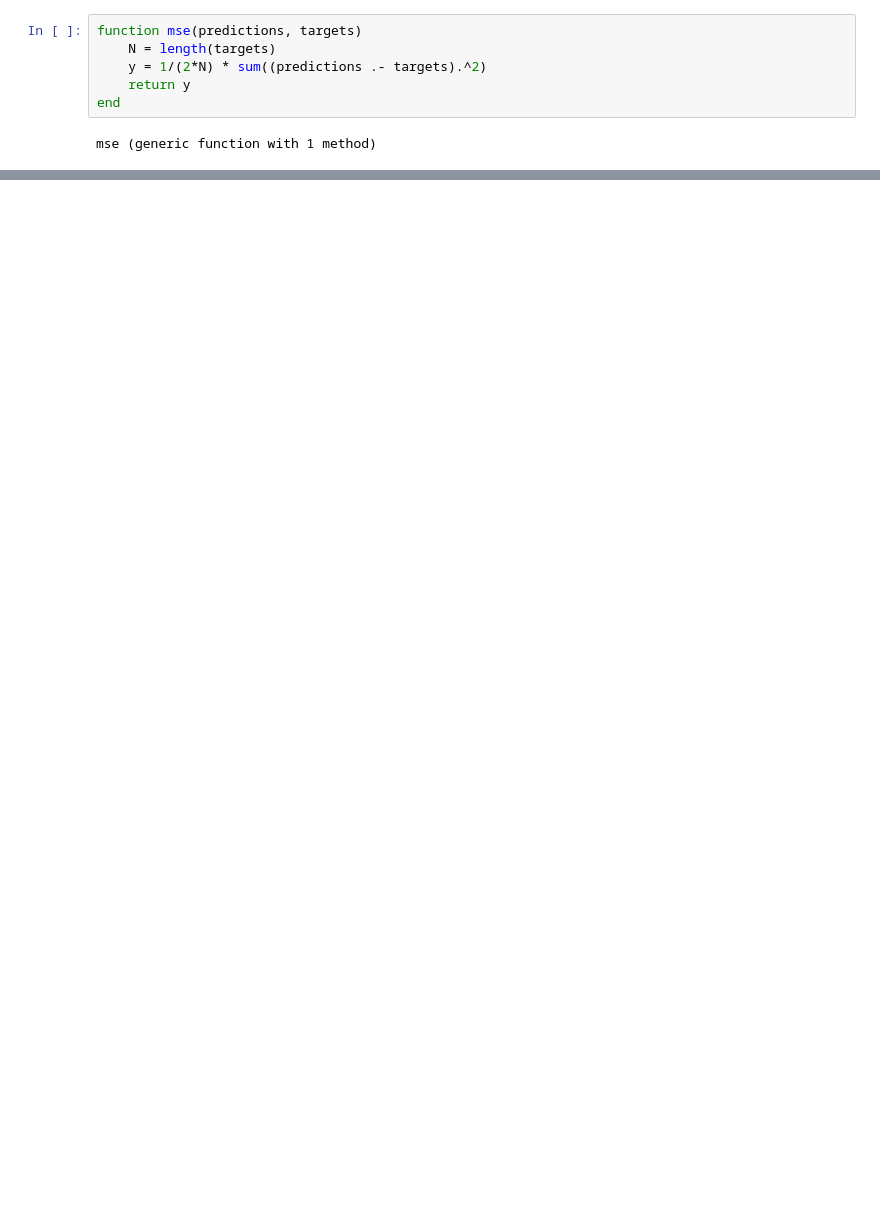
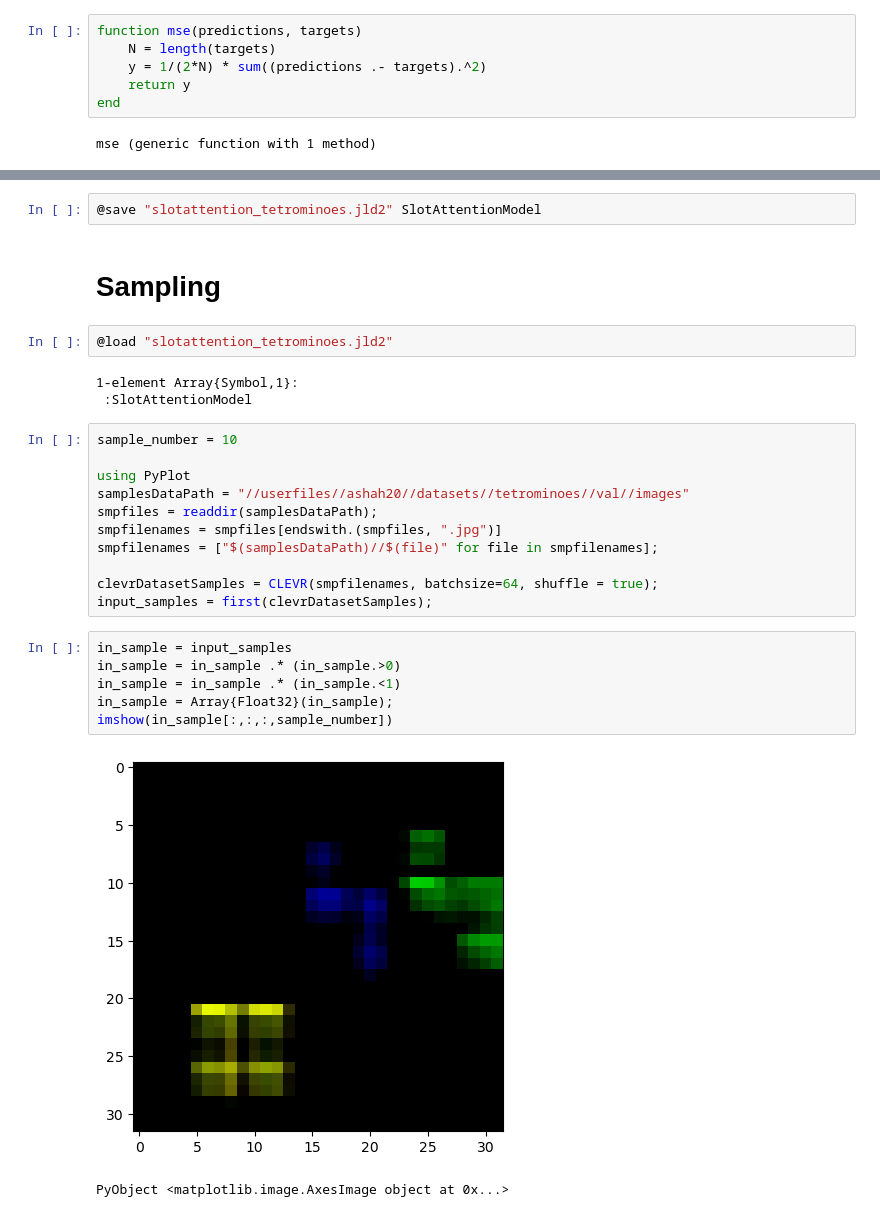
Before and after one commit to a-imamshah/slotattention.jl, a Jupyter notebook: SlotAttention_FirstResults.ipynb, the cells around one changed output, grey strips where cells are left out. Cells and saved outputs as stored; diff of their text form; blank space fills up the shorter version.

```diff
--- a/SlotAttention_FirstResults.ipynb
+++ b/SlotAttention_FirstResults.ipynb
@@ -504,0 +490,29 @@ h[t] = o[t] .* tanh(c[t])
+# %%
+@save "slotattention_tetrominoes.jld2" SlotAttentionModel
+# %% [markdown]
+# Sampling
+# %%
+@load "slotattention_tetrominoes.jld2"
+# %% [output]
+1-element Array{Symbol,1}:
+ :SlotAttentionModel
+# %%
+sample_number = 10
+
+using PyPlot
+samplesDataPath = "//userfiles//ashah20//datasets//tetrominoes//val//images"
+smpfiles = readdir(samplesDataPath);
+smpfilenames = smpfiles[endswith.(smpfiles, ".jpg")]
+smpfilenames = ["$(samplesDataPath)//$(file)" for file in smpfilenames];
+
+clevrDatasetSamples = CLEVR(smpfilenames, batchsize=64, shuffle = true);
+input_samples = first(clevrDatasetSamples);
+# %%
+in_sample = input_samples
+in_sample = in_sample .* (in_sample.>0)
+in_sample = in_sample .* (in_sample.<1)
+in_sample = Array{Float32}(in_sample);
+imshow(in_sample[:,:,:,sample_number])
+# %% [output]
+[figure, added]
+PyObject <matplotlib.image.AxesImage object at 0x...>
```
Also changed, not shown: parts of 45 cells of this notebook.
